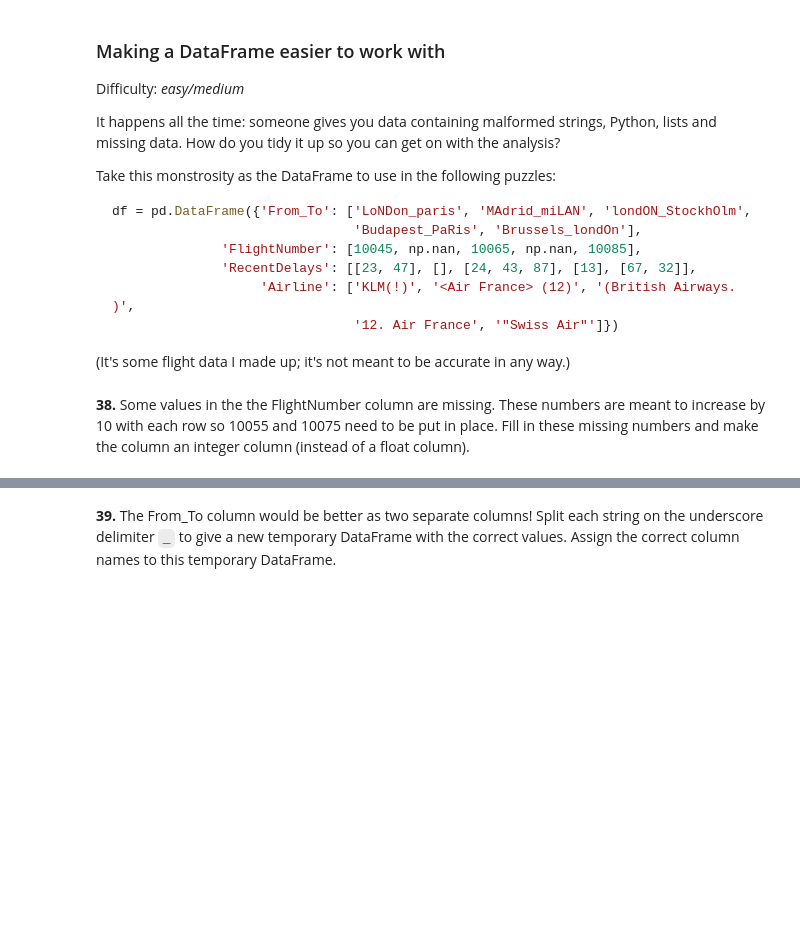
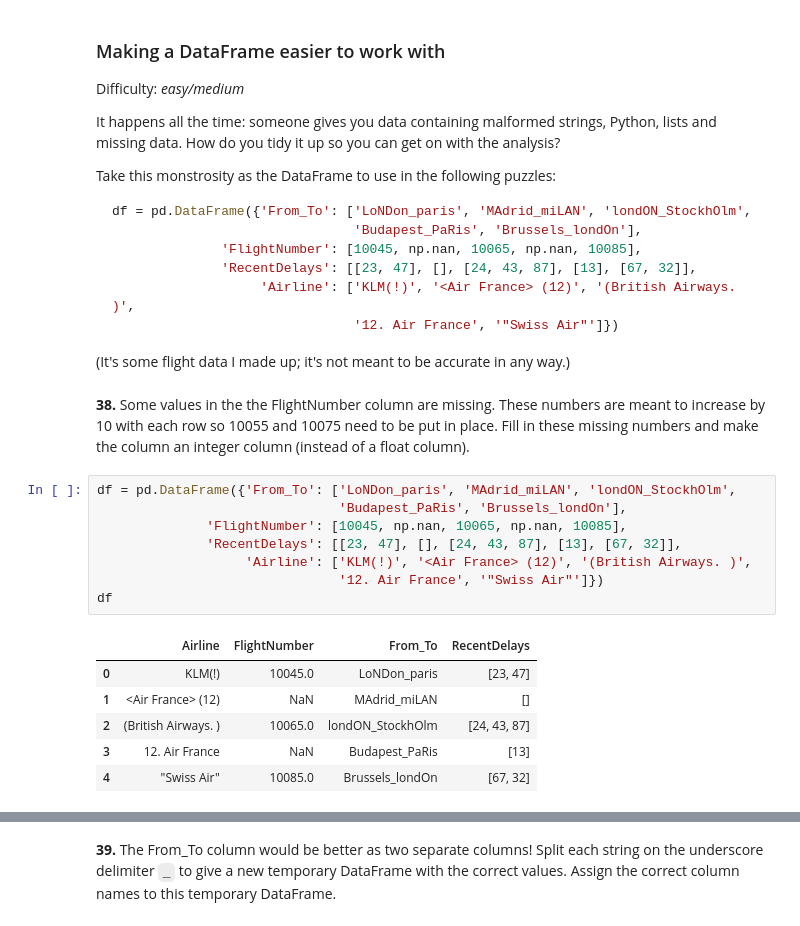
Before and after one commit to rachelpoole/100-pandas-puzzles, a Jupyter notebook: 100-pandas-puzzles.ipynb, the cells around one changed output, grey strips where cells are left out. Drawn from its saved outputs; the diff is of its cells as text; blank space fills up the shorter version.

```diff
--- a/100-pandas-puzzles.ipynb
+++ b/100-pandas-puzzles.ipynb
@@ -792,3 +819,18 @@ df = pd.DataFrame({'From_To': ['LoNDon_paris', 'MAdrid_miLAN', 'londON_StockhOlm
 (It's some flight data I made up; it's not meant to be accurate in any way.)
 # %% [markdown]
 **38.** Some values in the the FlightNumber column are missing. These numbers are meant to increase by 10 with each row so 10055 and 10075 need to be put in place. Fill in these missing numbers and make the column an integer column (instead of a float column).
+# %%
+df = pd.DataFrame({'From_To': ['LoNDon_paris', 'MAdrid_miLAN', 'londON_StockhOlm',
+                               'Budapest_PaRis', 'Brussels_londOn'],
+              'FlightNumber': [10045, np.nan, 10065, np.nan, 10085],
+              'RecentDelays': [[23, 47], [], [24, 43, 87], [13], [67, 32]],
+                   'Airline': ['KLM(!)', '<Air France> (12)', '(British Airways. )',
+                               '12. Air France', '"Swiss Air"']})
+df
+# %% [output]
+|  | Airline | FlightNumber | From_To | RecentDelays |
+| 0 | KLM(!) | 10045.0 | LoNDon_paris | [23, 47] |
+| 1 | <Air France> (12) | NaN | MAdrid_miLAN | [] |
+| 2 | (British Airways. ) | 10065.0 | londON_StockhOlm | [24, 43, 87] |
+| 3 | 12. Air France | NaN | Budapest_PaRis | [13] |
+| 4 | "Swiss Air" | 10085.0 | Brussels_londOn | [67, 32] |
```
Also changed, not shown: parts of 11 cells of this notebook, 1 other file.
